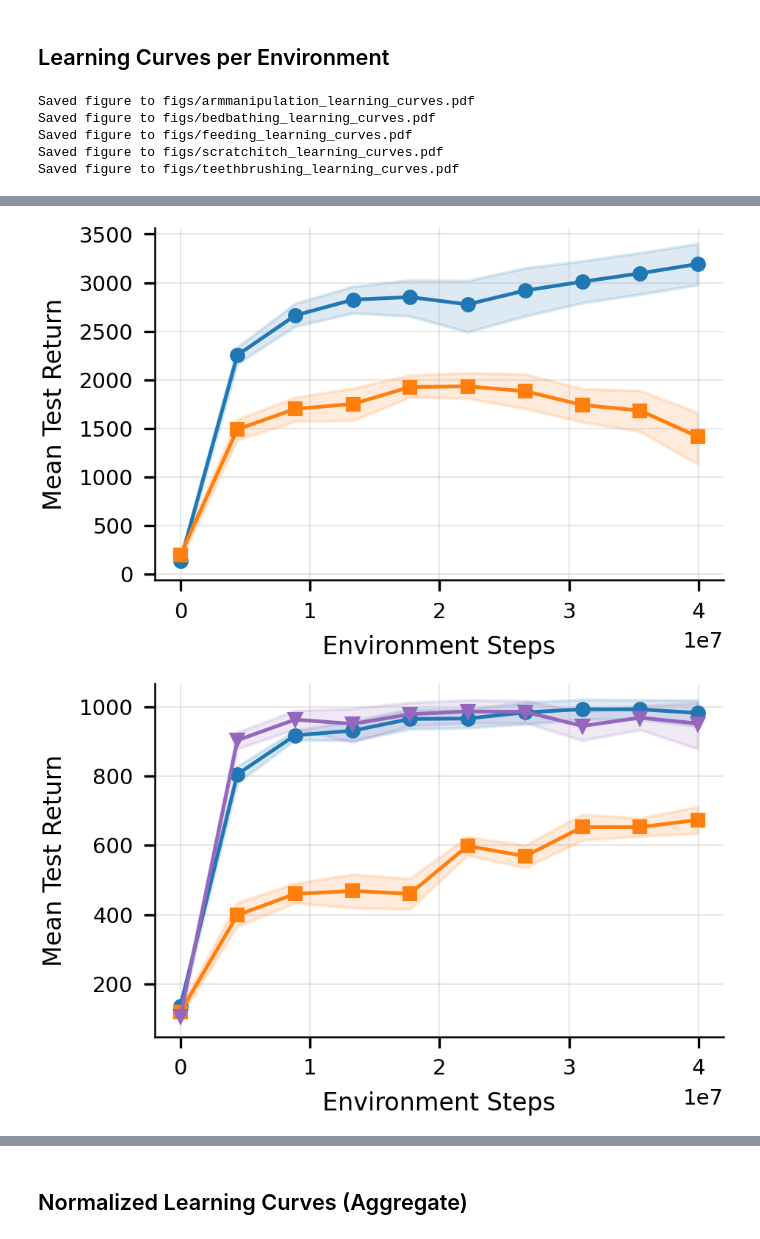
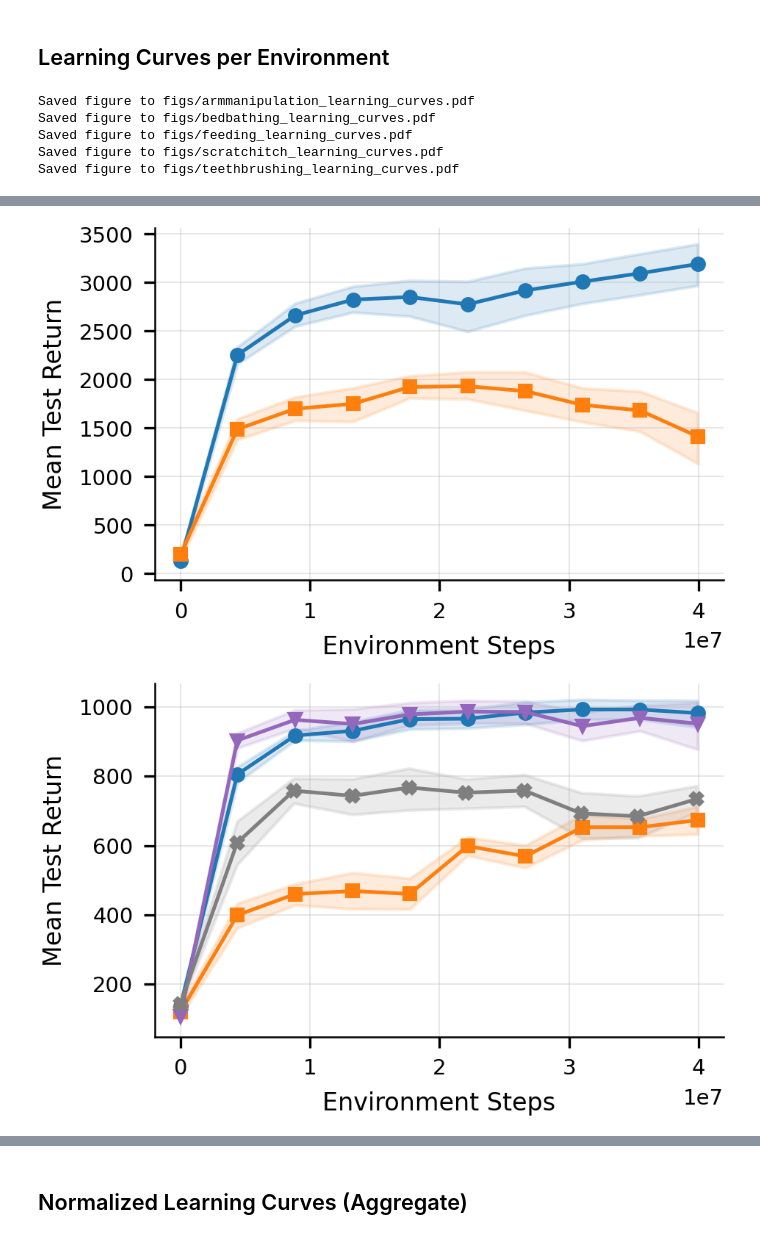
Before and after one commit to assistive-autonomy/assistax, a Jupyter notebook: assistax/baselines/paper_plots_notebook.ipynb, the cells around one changed output, grey strips where cells are left out. Cells and saved outputs as stored; diff of their text form; code cells hidden in the pictures.

```diff
--- a/assistax/baselines/paper_plots_notebook.ipynb
+++ b/assistax/baselines/paper_plots_notebook.ipynb
@@ -38,8 +35,8 @@ EXPERIMENT_SPEC = {
         "IPPO (RNN, PS)": {"base_tags": ["MARL_FINAL", "IPPO", "RNN_PS"]},
         "MAPPO (FF)": {"base_tags": ["MARL_FINAL", "MAPPO", "FF_NPS"]},
         "MAPPO (RNN)": {"base_tags": ["MARL_FINAL", "MAPPO", "RNN_NPS"]},
-        "ISAC": {"base_tags": ["MARL_FINAL", "ISAC"]},
-        "MASAC": {"base_tags": ["MARL_FINAL", "MASAC"]},
+        #"ISAC": {"base_tags": ["MARL_FINAL", "ISAC"]},
+        "MASAC": {"base_tags": ["MARL_FINAL", "MASAC", "FFF_NPS"]},
     },
     "environments": [
         "scratchitch",
@@ -124,20 +122,20 @@ Algorithms:   ['IPPO (FF)', 'IPPO (RNN)', 'MAPPO (FF)']
 # %%
 plot_learning_curves(
     collection,
-    n_subsample=10,
+    n_subsample=20,
     save_dir="figs/",
     usetex_fallback=True,
 )
 # %% [output]
 Saved figure to figs/armmanipulation_learning_curves.pdf
 Saved figure to figs/bedbathing_learning_curves.pdf
 Saved figure to figs/feeding_learning_curves.pdf
 Saved figure to figs/scratchitch_learning_curves.pdf
 Saved figure to figs/teethbrushing_learning_curves.pdf
 [figure]
 [figure]
 [figure]
-[figure, old version]
+[figure, new version]
 [figure]
 # %% [markdown]
 ## Normalized Learning Curves (Aggregate)
```
Also changed, not shown: parts of 9 cells of this notebook, 16 other files.
